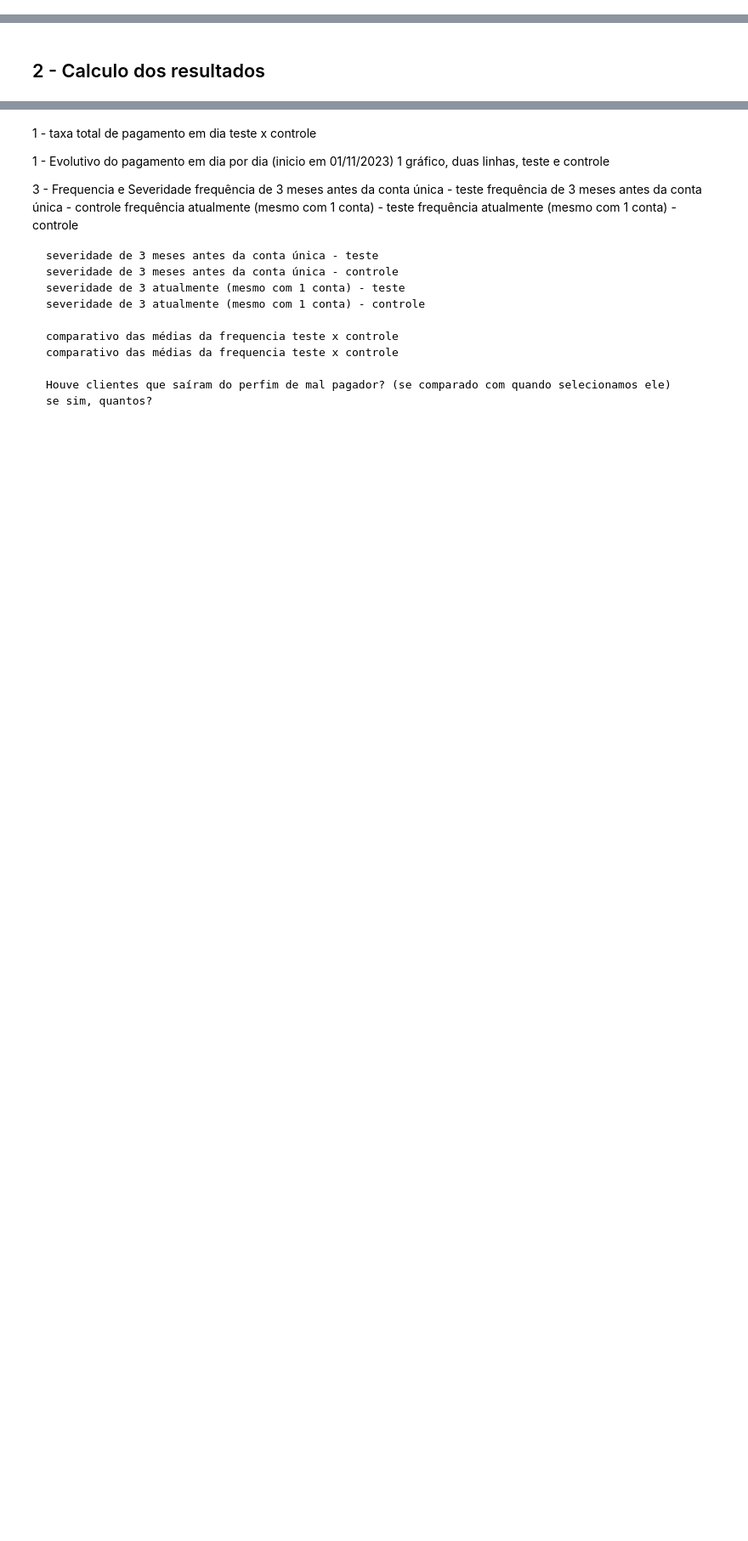
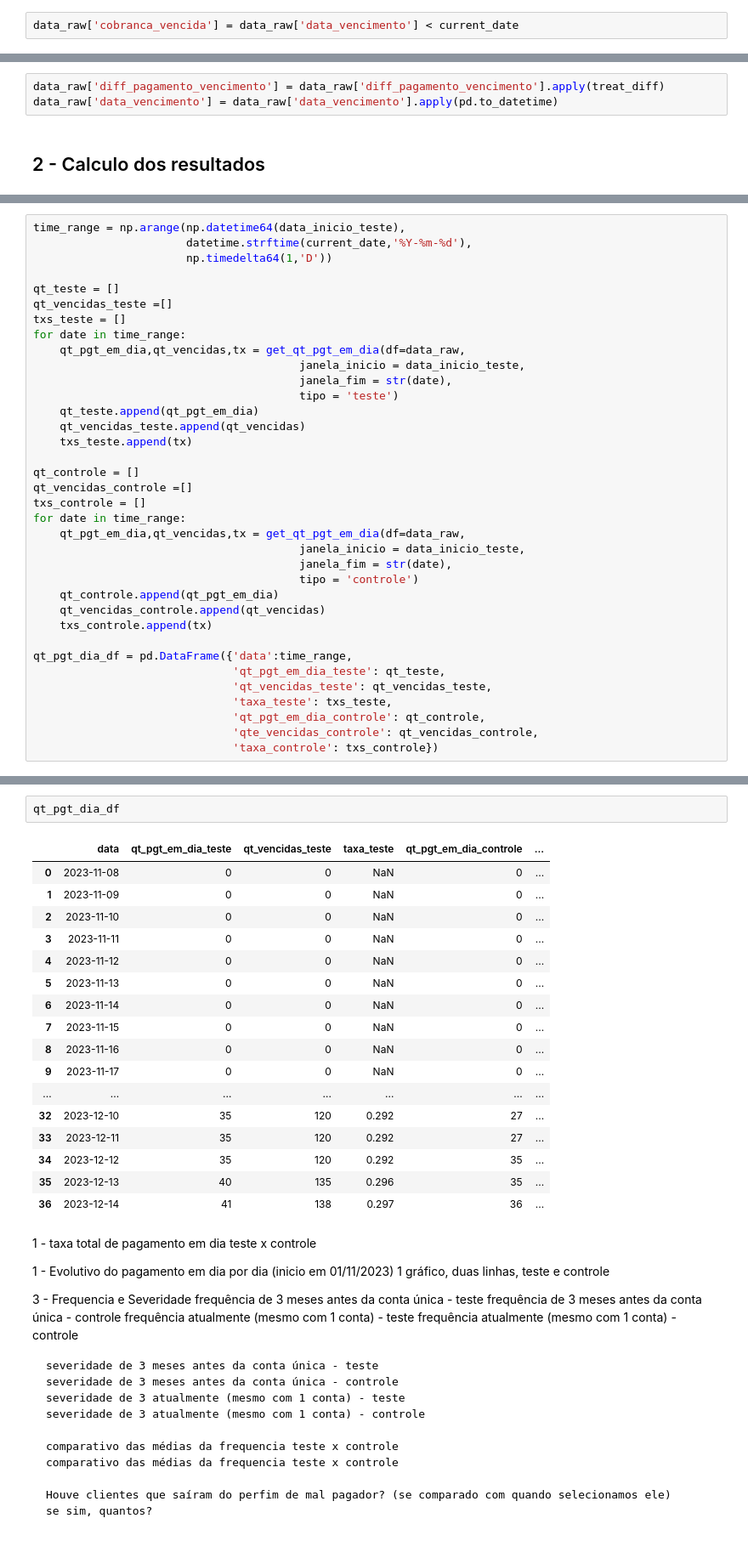
Before and after one commit to lemonenergy/2023-12-07-conta_unica_avaliacao_de_resultados, a Jupyter notebook: resultados_conta_unica.ipynb, the cells around one changed output, grey strips where cells are left out. Shown at 85% size. Saved outputs shown, nothing was run; the diff lists cells and outputs as text; blank space fills up the shorter version.

```diff
--- a/resultados_conta_unica.ipynb
+++ b/resultados_conta_unica.ipynb
@@ -47,0 +62,2 @@ clientes_gcontrole_df = clientes_gcontrole_raw.sample(n_clientes, random_state=4
+# %%
+data_raw['cobranca_vencida'] = data_raw['data_vencimento'] < current_date
@@ -48,2 +71,5 @@ clientes_gcontrole_df = clientes_gcontrole_raw.sample(n_clientes, random_state=4
+# %%
+data_raw['diff_pagamento_vencimento'] = data_raw['diff_pagamento_vencimento'].apply(treat_diff)
+data_raw['data_vencimento'] = data_raw['data_vencimento'].apply(pd.to_datetime)
 # %% [markdown]
 ## 2 - Calculo dos resultados
@@ -49,0 +167,36 @@ clientes_gcontrole_df = clientes_gcontrole_raw.sample(n_clientes, random_state=4
+# %%
+time_range = np.arange(np.datetime64(data_inicio_teste),
+                       datetime.strftime(current_date,'%Y-%m-%d'),
+                       np.timedelta64(1,'D'))
+
+qt_teste = []
+qt_vencidas_teste =[]
+txs_teste = []
+for date in time_range:
+    qt_pgt_em_dia,qt_vencidas,tx = get_qt_pgt_em_dia(df=data_raw,
+                                        janela_inicio = data_inicio_teste,
+                                        janela_fim = str(date),
+                                        tipo = 'teste')
+    qt_teste.append(qt_pgt_em_dia)
+    qt_vencidas_teste.append(qt_vencidas)
+    txs_teste.append(tx)
+
+qt_controle = []
+qt_vencidas_controle =[]
+txs_controle = []
+for date in time_range:
+    qt_pgt_em_dia,qt_vencidas,tx = get_qt_pgt_em_dia(df=data_raw,
+                                        janela_inicio = data_inicio_teste,
+                                        janela_fim = str(date),
+                                        tipo = 'controle')
+    qt_controle.append(qt_pgt_em_dia)
+    qt_vencidas_controle.append(qt_vencidas)
+    txs_controle.append(tx)
+
+qt_pgt_dia_df = pd.DataFrame({'data':time_range,
+                              'qt_pgt_em_dia_teste': qt_teste,
+                              'qt_vencidas_teste': qt_vencidas_teste,
+                              'taxa_teste': txs_teste,
+                              'qt_pgt_em_dia_controle': qt_controle,
+                              'qte_vencidas_controle': qt_vencidas_controle,
+                              'taxa_controle': txs_controle})
@@ -50,3 +213,23 @@ clientes_gcontrole_df = clientes_gcontrole_raw.sample(n_clientes, random_state=4
+# %%
+qt_pgt_dia_df
+# %% [output]
+|  | data | qt_pgt_em_dia_teste | qt_vencidas_teste | taxa_teste | qt_pgt_em_dia_controle | ... |
+| 0 | 2023-11-08 | 0 | 0 | NaN | 0 | ... |
+| 1 | 2023-11-09 | 0 | 0 | NaN | 0 | ... |
+| 2 | 2023-11-10 | 0 | 0 | NaN | 0 | ... |
+| 3 | 2023-11-11 | 0 | 0 | NaN | 0 | ... |
+| 4 | 2023-11-12 | 0 | 0 | NaN | 0 | ... |
+| 5 | 2023-11-13 | 0 | 0 | NaN | 0 | ... |
+| 6 | 2023-11-14 | 0 | 0 | NaN | 0 | ... |
+| 7 | 2023-11-15 | 0 | 0 | NaN | 0 | ... |
+| 8 | 2023-11-16 | 0 | 0 | NaN | 0 | ... |
+| 9 | 2023-11-17 | 0 | 0 | NaN | 0 | ... |
+| ... | ... | ... | ... | ... | ... | ... |
+| 32 | 2023-12-10 | 35 | 120 | 0.292 | 27 | ... |
+| 33 | 2023-12-11 | 35 | 120 | 0.292 | 27 | ... |
+| 34 | 2023-12-12 | 35 | 120 | 0.292 | 35 | ... |
+| 35 | 2023-12-13 | 40 | 135 | 0.296 | 35 | ... |
+| 36 | 2023-12-14 | 41 | 138 | 0.297 | 36 | ... |
 # %% [markdown]
 1 - taxa total de pagamento em dia teste x controle
 
```
Also changed, not shown: parts of 13 cells of this notebook, 1 other file.
